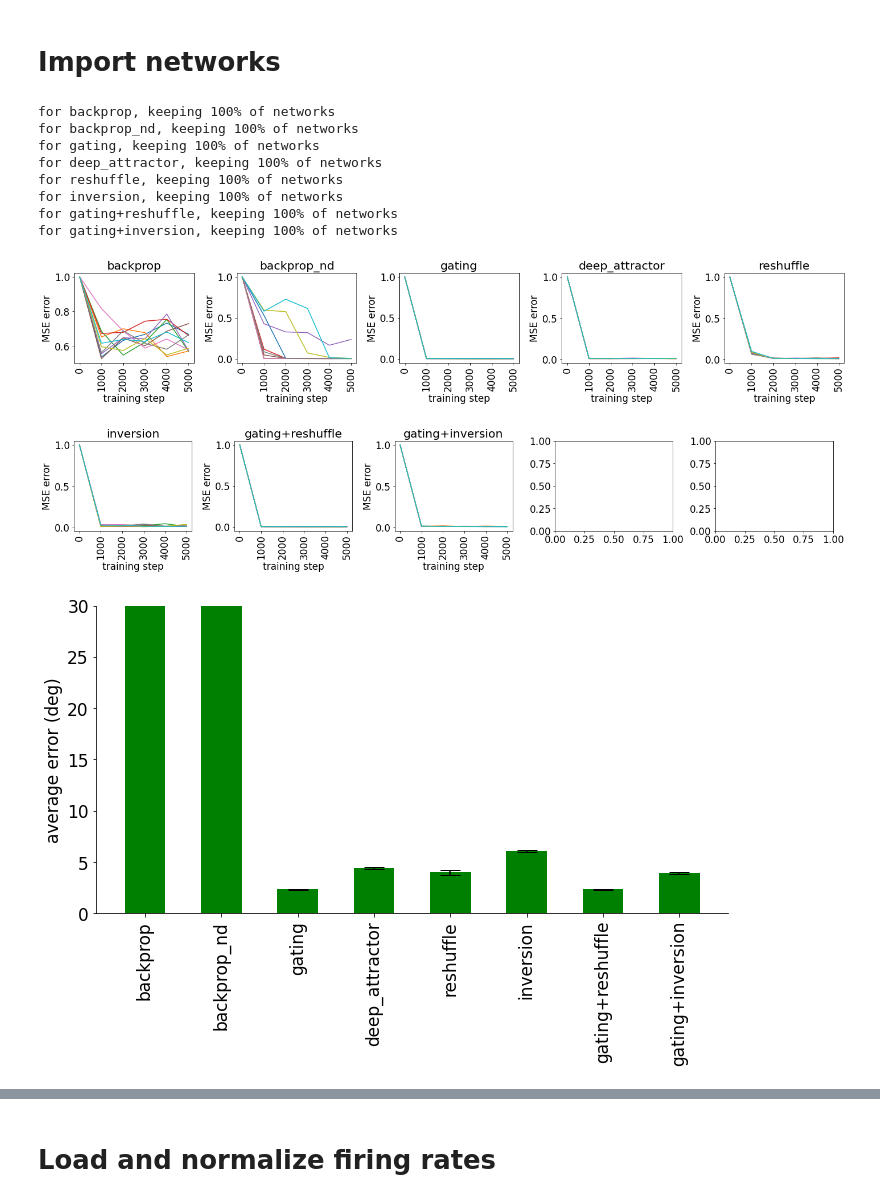
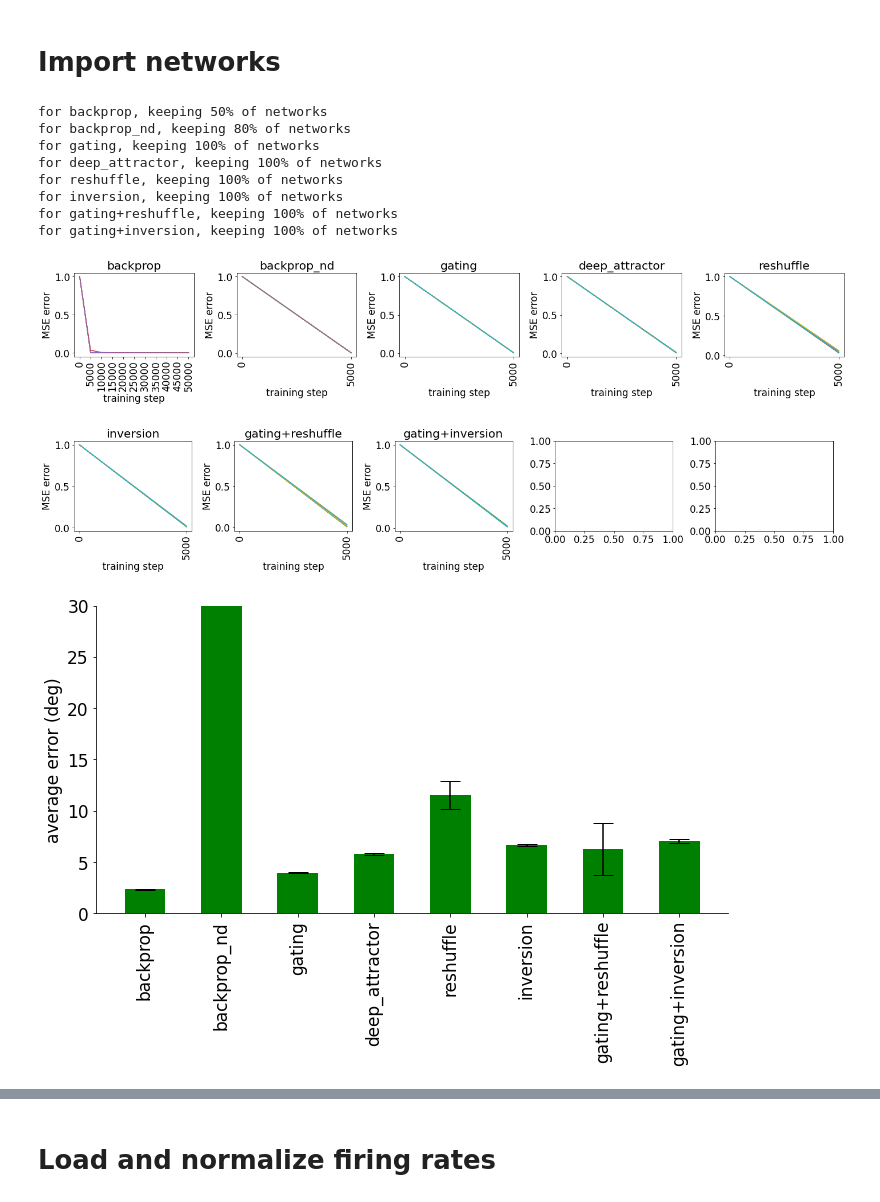
Before and after one commit to azaho/ccn_story3, a Jupyter notebook: netdist.ipynb, the cells around one changed output, grey strips where cells are left out. Saved outputs shown, nothing was run; the diff lists cells and outputs as text; code cells hidden in the pictures.

```diff
--- a/netdist.ipynb
+++ b/netdist.ipynb
@@ -82,7 +82,7 @@ all_networks = {
 }
 
 n_networks = 10
-net_size = 500
+net_size = 180
 all_networks = {
     "backprop": {
         "color": "black",
@@ -106,8 +106,8 @@ all_networks = {
     },
     "reshuffle": {
         "color": "blue",
-        #"names": [f"data/hdreshuffle_fCTRNN_2DIR1O_dr{net_size}_n0.1_la0_sa130_e1_dp1.0_r{i}" for i in range(n_networks)],
-        "names": [f"data/hdreshuffleCTRNN_2DIR1O_dr{net_size}_n0.1_la0_e1_dp1.0_r{i}" for i in range(n_networks)],
+        "names": [f"data/hdreshuffle_fCTRNN_2DIR1O_dr{net_size}_n0.1_la0_sa130_e1_dp1.0_r{i}" for i in range(n_networks)],
+        #"names": [f"data/hdreshuffleCTRNN_2DIR1O_dr{net_size}_n0.1_la0_e1_dp1.0_r{i}" for i in range(n_networks)],
         "indices": np.arange(0, 64, 16)
     },
     "inversion": {
@@ -117,8 +117,8 @@ all_networks = {
     },
     "gating+reshuffle": {
         "color": "pink",
-        #"names": [f"data/hdgating_and_reshuffle_fCTRNN_2DIR1O_dr{net_size}_n0.1_la0_sa130_e1_dp1.0_r{i}" for i in range(n_networks)],
-        "names": [f"data/hdgating_and_reshuffleCTRNN_2DIR1O_dr{net_size}_n0.1_la0_sa130_e1_dp1.0_r{i}" for i in range(n_networks)],
+        "names": [f"data/hdgating_and_reshuffle_fCTRNN_2DIR1O_dr{net_size}_n0.1_la0_sa130_e1_dp1.0_r{i}" for i in range(n_networks)],
+        #"names": [f"data/hdgating_and_reshuffleCTRNN_2DIR1O_dr{net_size}_n0.1_la0_sa130_e1_dp1.0_r{i}" for i in range(n_networks)],
         "indices": np.arange(0, 64, 16)
     },
     "gating+inversion": {
@@ -174,7 +174,7 @@ for name, network in all_networks.items():
         indices_to_remove = []
         for i, error in enumerate(network['errors']):
             if (name == "backprop_nd" and (error[1]>15 or math.isnan(error[1]))) or ((error[0]>15 or math.isnan(error[0])) and name !="backprop_nd"):
-                pass#indices_to_remove.append(i)
+                indices_to_remove.append(i)
 
         print(f"for {name}, keeping {int((1-len(indices_to_remove)/len(network['names']))*100)}% of networks")
         #indices_to_remove = []
@@ -202,38 +202,38 @@ for network_name, network in all_networks.items():
         plt.tight_layout()
         plt.show()
         fig, axs = plt.subplots(1, 5, figsize=(20, 4))
         row_count = 0
 plt.tight_layout()
 plt.show()
 
 # show all final errors of kept networks, for comparison
 use_networks = [key for key in all_networks.keys() if "neural" not in all_networks[key] or not all_networks[key]["neural"]]
 means = [np.mean(np.array(all_networks[network]["errors"])[:, 0]) for network in use_networks]
 errors = [np.std(np.array(all_networks[network]["errors"])[:, 0]) for network in use_networks]
 fig = plt.figure(figsize=(10, 7))
 plt.rc('font', **{'family': 'DejaVu Sans', 'weight': 'normal', 'size': 17})
 ax = plt.subplot(1, 1, 1)
 ax.bar(np.arange(1, len(use_networks)+1)*1.5, means, yerr=errors, align='center', alpha=1, ecolor='black', capsize=10, color="green")
 plt.xticks(ticks=np.arange(1, len(use_networks)+1)*1.5, labels=use_networks)
 plt.ylim(0, 30)
 ax.set_ylabel('average error (deg)')
 plt.gca().spines['top'].set_visible(False)
 plt.gca().spines['right'].set_visible(False)
 plt.gca().set_xticklabels(ax.get_xticklabels(), rotation=90)
 plt.tight_layout()
 plt.show()
 # %% [output]
-for backprop, keeping 100% of networks
-for backprop_nd, keeping 100% of networks
+for backprop, keeping 50% of networks
+for backprop_nd, keeping 80% of networks
 for gating, keeping 100% of networks
 for deep_attractor, keeping 100% of networks
 for reshuffle, keeping 100% of networks
 for inversion, keeping 100% of networks
 for gating+reshuffle, keeping 100% of networks
 for gating+inversion, keeping 100% of networks
-[figure, old version]
+[figure, new version]
-[figure, old version]
+[figure, new version]
-[figure, old version]
+[figure, new version]
 # %%
 reshuffle_color = "#B3A032"
 strong_attractor_color = "#009444"
```
Also changed, not shown: parts of 9 cells of this notebook, 3 other files.
